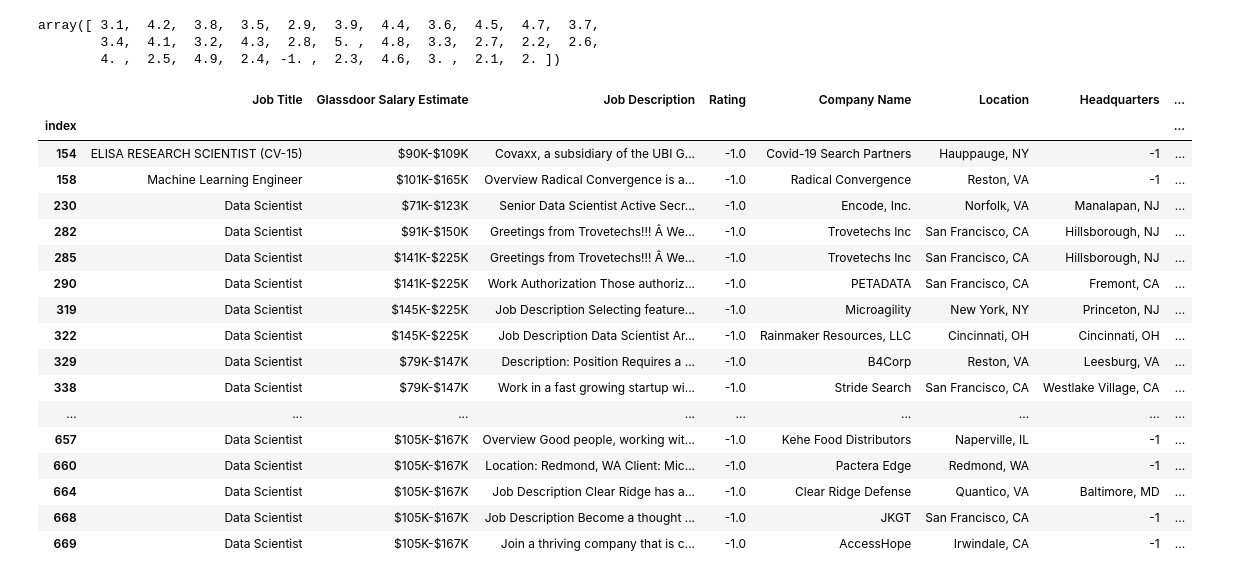
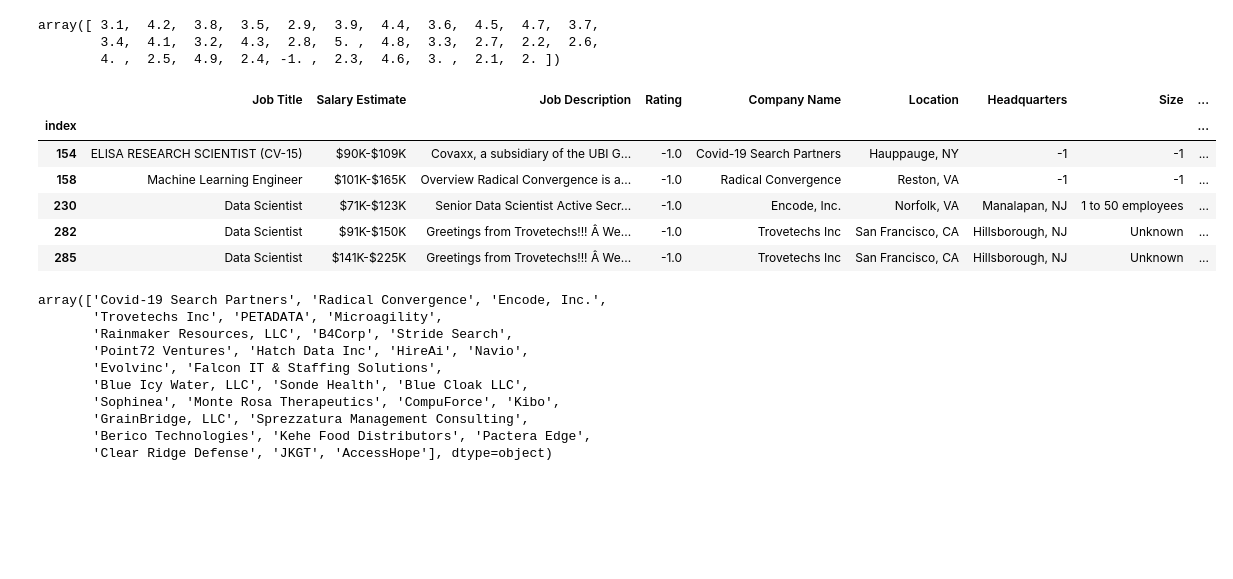
Before and after one commit to isaacOluwafemiOg/Data_Science-Jobs-Analysis, a Jupyter notebook: Glasssdoor_Data_Science_Jobs.ipynb, the cells around one changed output. Drawn from its saved outputs; the diff is of its cells as text; code cells hidden in the pictures; blank space fills up the shorter version.

```diff
--- a/Glasssdoor_Data_Science_Jobs.ipynb
+++ b/Glasssdoor_Data_Science_Jobs.ipynb
@@ -46,0 +277,5 @@ jobs
+# %%
+# Since mean isn't so far away from median, there isn't much effect of outliers therefore null values in Rating will be ...
+# filled with the median
+
+jobs['Rating'].fillna(jobs['Rating'].mean(),inplace=True)
@@ -46,0 +391,5 @@ jobs
+# %%
+for q in jobs[jobs['Competitors'].isna()]['Company Name'].unique():
+    qval=[]
+    qval.append(jobs[jobs['Competitors'].str.contains(q)]['Company Name'].unique())
+    jobs.loc[jobs['Company Name']==q,'Competitors']=','.join(qval)
@@ -113,3 +481,0 @@ array(['$137K-$171K', '$75K-$131K', '$79K-$131K', '$99K-$132K',
-# %%
-#removing the additional (Employ present in one of the salary estimate entry
-jobs['Glassdoor Salary Estimate']=jobs['Glassdoor Salary Estimate'].str.strip('(Employ')
@@ -134,6 +510,6 @@ Categories (30, object): ['$101K-$165K', '$105K-$167K', '$110K-$163K', '$112K-$1
 # %%
 # splitting salary estimate column into minimum and maximum salary
-jobs[['min salary','max salary']]=jobs['Glassdoor Salary Estimate'].str.split('-',expand=True)
+jobs[['min salary','max salary']]=jobs['Salary Estimate'].str.split('-',expand=True)
 
 #converting the min and max salary to integers
 jobs['min salary']=jobs['min salary'].str.replace('$','').str.replace('K','').astype('int')
@@ -183,25 +548,14 @@ array([ 3.1,  4.2,  3.8,  3.5,  2.9,  3.9,  4.4,  3.6,  4.5,  4.7,  3.7,
 # %%
 # Unique values of rating shows a rating that is out of range (-1)
 rating_out_of_range=jobs[jobs['Rating']==-1]
-rating_out_of_range
+rating_out_of_range.head()
 # %% [output]
-|  | Job Title | Glassdoor Salary Estimate | Job Description | Rating | Company Name | Location | Headquarters | ... |
-| index |  |  |  |  |  |  |  | ... |
-| 154 | ELISA RESEARCH SCIENTIST (CV-15) | $90K-$109K | Covaxx, a subsidiary of the UBI G... | -1.0 | Covid-19 Search Partners | Hauppauge, NY | -1 | ... |
-| 158 | Machine Learning Engineer | $101K-$165K | Overview Radical Convergence is a... | -1.0 | Radical Convergence | Reston, VA | -1 | ... |
-| 230 | Data Scientist | $71K-$123K | Senior Data Scientist Active Secr... | -1.0 | Encode, Inc. | Norfolk, VA | Manalapan, NJ | ... |
-| 282 | Data Scientist | $91K-$150K | Greetings from Trovetechs!!! Â We... | -1.0 | Trovetechs Inc | San Francisco, CA | Hillsborough, NJ | ... |
-| 285 | Data Scientist | $141K-$225K | Greetings from Trovetechs!!! Â We... | -1.0 | Trovetechs Inc | San Francisco, CA | Hillsborough, NJ | ... |
-| 290 | Data Scientist | $141K-$225K | Work Authorization Those authoriz... | -1.0 | PETADATA | San Francisco, CA | Fremont, CA | ... |
-| 319 | Data Scientist | $145K-$225K | Job Description Selecting feature... | -1.0 | Microagility | New York, NY | Princeton, NJ | ... |
-| 322 | Data Scientist | $145K-$225K | Job Description Data Scientist Ar... | -1.0 | Rainmaker Resources, LLC | Cincinnati, OH | Cincinnati, OH | ... |
-| 329 | Data Scientist | $79K-$147K | Description: Position Requires a ... | -1.0 | B4Corp | Reston, VA | Leesburg, VA | ... |
-| 338 | Data Scientist | $79K-$147K | Work in a fast growing startup wi... | -1.0 | Stride Search | San Francisco, CA | Westlake Village, CA | ... |
-| ... | ... | ... | ... | ... | ... | ... | ... | ... |
-| 657 | Data Scientist | $105K-$167K | Overview Good people, working wit... | -1.0 | Kehe Food Distributors | Naperville, IL | -1 | ... |
-| 660 | Data Scientist | $105K-$167K | Location: Redmond, WA Client: Mic... | -1.0 | Pactera Edge | Redmond, WA | -1 | ... |
-| 664 | Data Scientist | $105K-$167K | Job Description Clear Ridge has a... | -1.0 | Clear Ridge Defense | Quantico, VA | Baltimore, MD | ... |
-| 668 | Data Scientist | $105K-$167K | Job Description Become a thought ... | -1.0 | JKGT | San Francisco, CA | -1 | ... |
-| 669 | Data Scientist | $105K-$167K | Join a thriving company that is c... | -1.0 | AccessHope | Irwindale, CA | -1 | ... |
+|  | Job Title | Salary Estimate | Job Description | Rating | Company Name | Location | Headquarters | Size | ... |
+| index |  |  |  |  |  |  |  |  | ... |
+| 154 | ELISA RESEARCH SCIENTIST (CV-15) | $90K-$109K | Covaxx, a subsidiary of the UBI G... | -1.0 | Covid-19 Search Partners | Hauppauge, NY | -1 | -1 | ... |
+| 158 | Machine Learning Engineer | $101K-$165K | Overview Radical Convergence is a... | -1.0 | Radical Convergence | Reston, VA | -1 | -1 | ... |
+| 230 | Data Scientist | $71K-$123K | Senior Data Scientist Active Secr... | -1.0 | Encode, Inc. | Norfolk, VA | Manalapan, NJ | 1 to 50 employees | ... |
+| 282 | Data Scientist | $91K-$150K | Greetings from Trovetechs!!! Â We... | -1.0 | Trovetechs Inc | San Francisco, CA | Hillsborough, NJ | Unknown | ... |
+| 285 | Data Scientist | $141K-$225K | Greetings from Trovetechs!!! Â We... | -1.0 | Trovetechs Inc | San Francisco, CA | Hillsborough, NJ | Unknown | ... |
 # %%
 # is there a company whose rating is available at a place but -1 at another place?
@@ -208,0 +563,13 @@ avai=jobs[]
+# %%
+missing_rating_companies
+# %% [output]
+array(['Covid-19 Search Partners', 'Radical Convergence', 'Encode, Inc.',
+       'Trovetechs Inc', 'PETADATA', 'Microagility',
+       'Rainmaker Resources, LLC', 'B4Corp', 'Stride Search',
+       'Point72 Ventures', 'Hatch Data Inc', 'HireAi', 'Navio',
+       'Evolvinc', 'Falcon IT & Staffing Solutions',
+       'Blue Icy Water, LLC', 'Sonde Health', 'Blue Cloak LLC',
+       'Sophinea', 'Monte Rosa Therapeutics', 'CompuForce', 'Kibo',
+       'GrainBridge, LLC', 'Sprezzatura Management Consulting',
+       'Berico Technologies', 'Kehe Food Distributors', 'Pactera Edge',
+       'Clear Ridge Defense', 'JKGT', 'AccessHope'], dtype=object)
```
Also changed, not shown: parts of 80 cells of this notebook.
